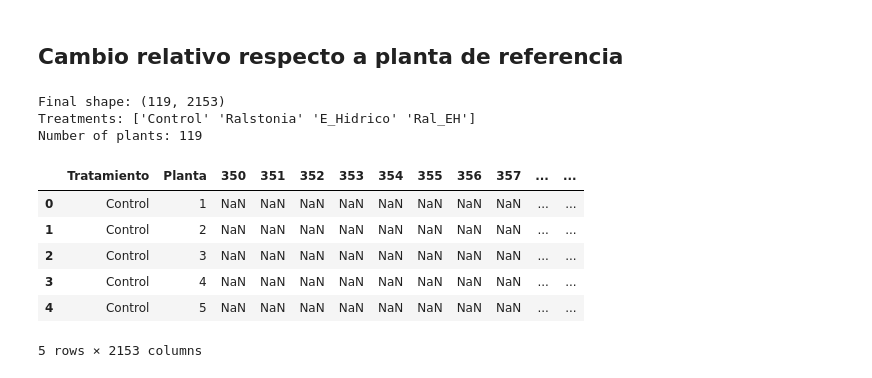
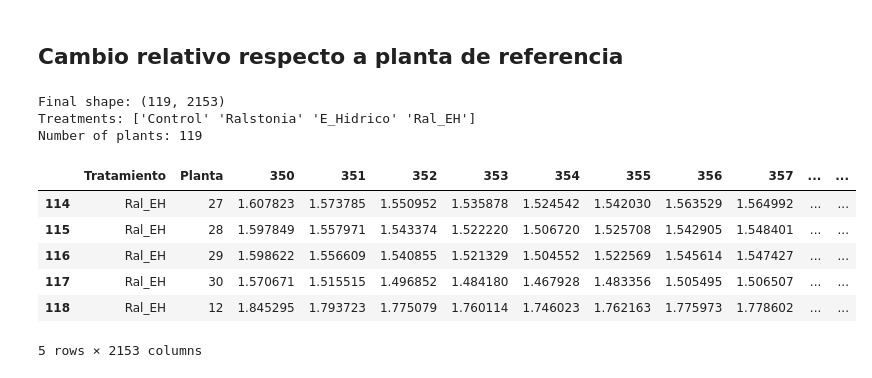
Before and after one commit to RicardoLoperaV/DiPreSi, a Jupyter notebook: Cambio Relativo/Cambio.ipynb, the cells around one changed output. Saved outputs shown, nothing was run; the diff lists cells and outputs as text; code cells hidden in the pictures.

```diff
--- a/Cambio Relativo/Cambio.ipynb
+++ b/Cambio Relativo/Cambio.ipynb
@@ -79,7 +79,8 @@ Shape of result: (1, 2151)
 | 0 | 0.614958 | 0.47413 | 0.417475 | 0.403728 | 0.387654 | 0.411175 | 0.442601 | 0.429513 | 0.45711 | 0.553341 | ... | ... |
 1 rows × 2151 columns
 # %%
-df_mag = df_mag.transpose()
+# Take the first row as reference
+REF = df_mag.loc[0]
 # %%
 wavelengths = df_mag.columns.astype(float)
 magnitudes_values = df_mag.iloc[0].values
@@ -122,40 +123,41 @@ for treatment in df_concatenation['Tratamiento'].unique():
             # Get the column values
             values = data_cols[col].values
 
-            REF = df_mag.index[0]
+            # Get the reference value from df_mag for this wavelength
+            REF = df_mag[col].values[0]
 
-            # Calculate |y-REF|/REF, |z-REF|/REF, etc. for all other values
+            # Calculate |y-REF|/REF, |z-REF|/REF, etc. for all values
             if REF != 0:  # Avoid division by zero
-                differences = np.abs(values[1:] - REF) / REF
+                differences = np.abs(values - REF) / REF
                 # Calculate the magnitude (Euclidean norm)
                 magnitude = np.sqrt(np.sum(differences**2))
             else:
                 magnitude = np.nan  # Handle zero reference value
 
             magnitudes.append(magnitude)
 
         # Create a row with treatment and plant info plus magnitudes
         row_data = {'Tratamiento': treatment, 'Planta': plant_num}
         row_data.update({col: mag for col, mag in zip(data_cols.columns, magnitudes)})
 
         all_magnitudes.append(row_data)
 
 # Create the final dataframe with all magnitudes
 df_all_magnitudes = pd.DataFrame(all_magnitudes)
 
 # Display the result
 print(f"Final shape: {df_all_magnitudes.shape}")
 print(f"Treatments: {df_all_magnitudes['Tratamiento'].unique()}")
 print(f"Number of plants: {len(df_all_magnitudes)}")
-df_all_magnitudes.head()
+df_all_magnitudes.tail()
 # %% [output]
 Final shape: (119, 2153)
 Treatments: ['Control' 'Ralstonia' 'E_Hidrico' 'Ral_EH']
 Number of plants: 119
 |  | Tratamiento | Planta | 350 | 351 | 352 | 353 | 354 | 355 | 356 | 357 | ... | ... |
-| 0 | Control | 1 | NaN | NaN | NaN | NaN | NaN | NaN | NaN | NaN | ... | ... |
-| 1 | Control | 2 | NaN | NaN | NaN | NaN | NaN | NaN | NaN | NaN | ... | ... |
-| 2 | Control | 3 | NaN | NaN | NaN | NaN | NaN | NaN | NaN | NaN | ... | ... |
-| 3 | Control | 4 | NaN | NaN | NaN | NaN | NaN | NaN | NaN | NaN | ... | ... |
-| 4 | Control | 5 | NaN | NaN | NaN | NaN | NaN | NaN | NaN | NaN | ... | ... |
+| 114 | Ral_EH | 27 | 1.607823 | 1.573785 | 1.550952 | 1.535878 | 1.524542 | 1.542030 | 1.563529 | 1.564992 | ... | ... |
+| 115 | Ral_EH | 28 | 1.597849 | 1.557971 | 1.543374 | 1.522220 | 1.506720 | 1.525708 | 1.542905 | 1.548401 | ... | ... |
+| 116 | Ral_EH | 29 | 1.598622 | 1.556609 | 1.540855 | 1.521329 | 1.504552 | 1.522569 | 1.545614 | 1.547427 | ... | ... |
+| 117 | Ral_EH | 30 | 1.570671 | 1.515515 | 1.496852 | 1.484180 | 1.467928 | 1.483356 | 1.505495 | 1.506507 | ... | ... |
+| 118 | Ral_EH | 12 | 1.845295 | 1.793723 | 1.775079 | 1.760114 | 1.746023 | 1.762163 | 1.775973 | 1.778602 | ... | ... |
 5 rows × 2153 columns
```
